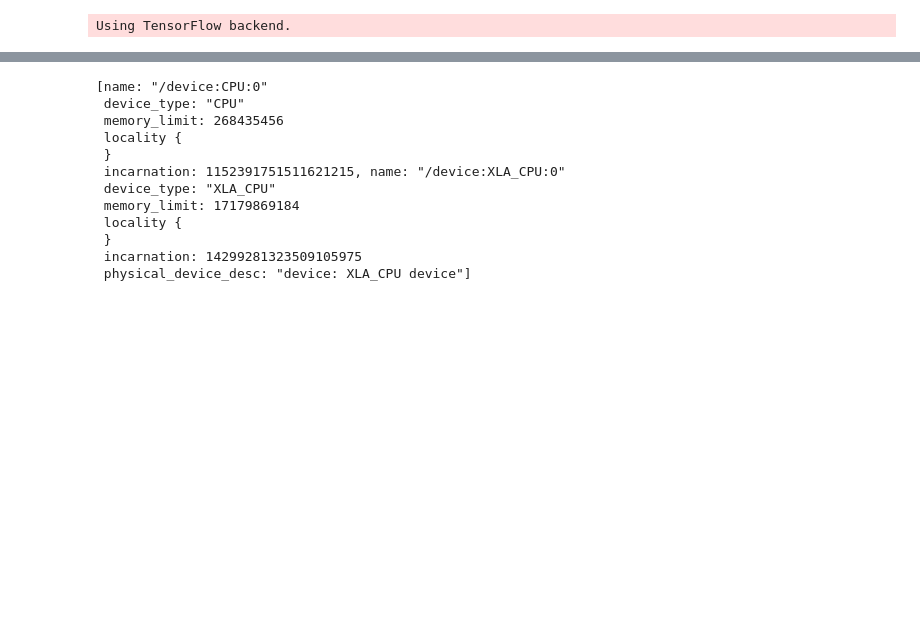
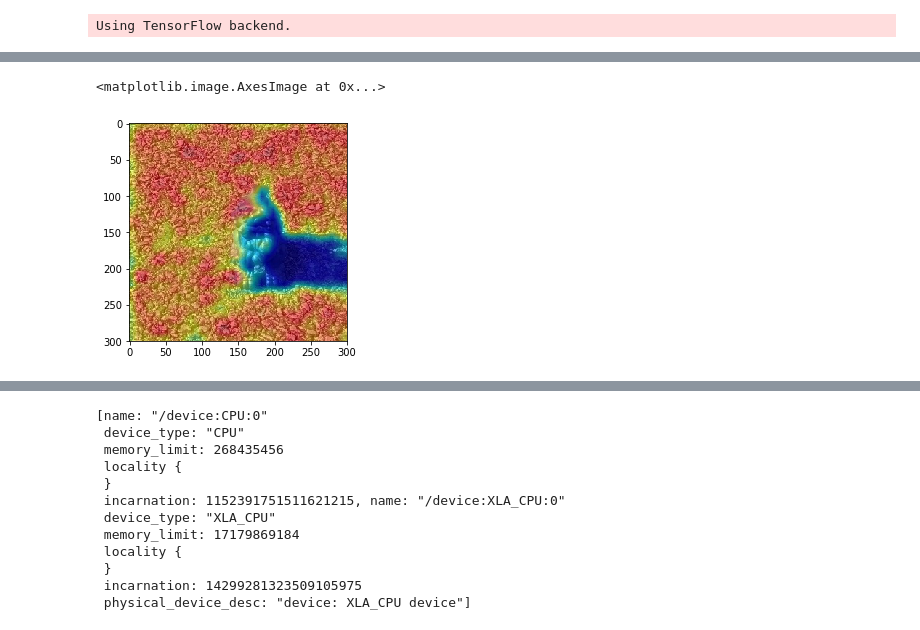
Before and after one commit to Eljefemasao/Graduation_Research, a Jupyter notebook: src/classify_seesa_keras.ipynb, the cells around one changed output, grey strips where cells are left out. Drawn from its saved outputs; the diff is of its cells as text; code cells hidden in the pictures; blank space fills up the shorter version.

```diff
--- a/src/classify_seesa_keras.ipynb
+++ b/src/classify_seesa_keras.ipynb
@@ -832,0 +826,9 @@ ValueError: Error when checking target: expected weather to have shape (4,) but
+# %%
+url="/home/seimei/Graduation_Research/src/gradcam.jpg"
+x=cv2.imread(url)
+img = cv2.resize(x,(300,300))
+img_hsv = cv2.cvtColor(img, cv2.COLOR_BGR2HSV)
+plt.imshow(cv2.cvtColor(img_hsv, cv2.COLOR_HSV2RGB))
+# %% [output]
+<matplotlib.image.AxesImage at 0x...>
+[figure, added]
```
Also changed, not shown: parts of 13 cells of this notebook.
